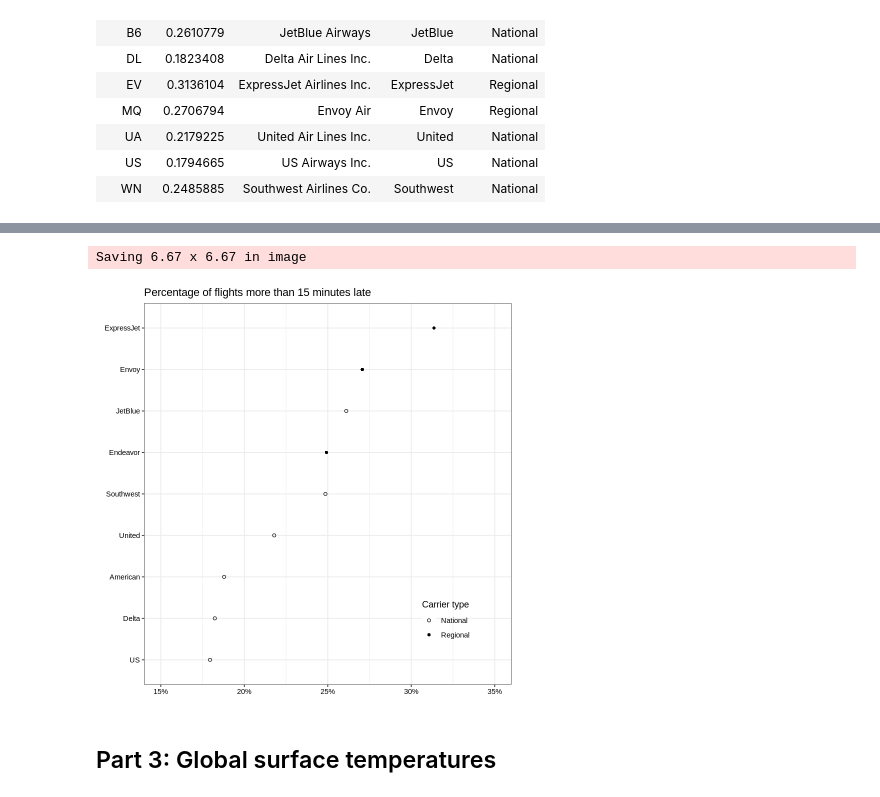
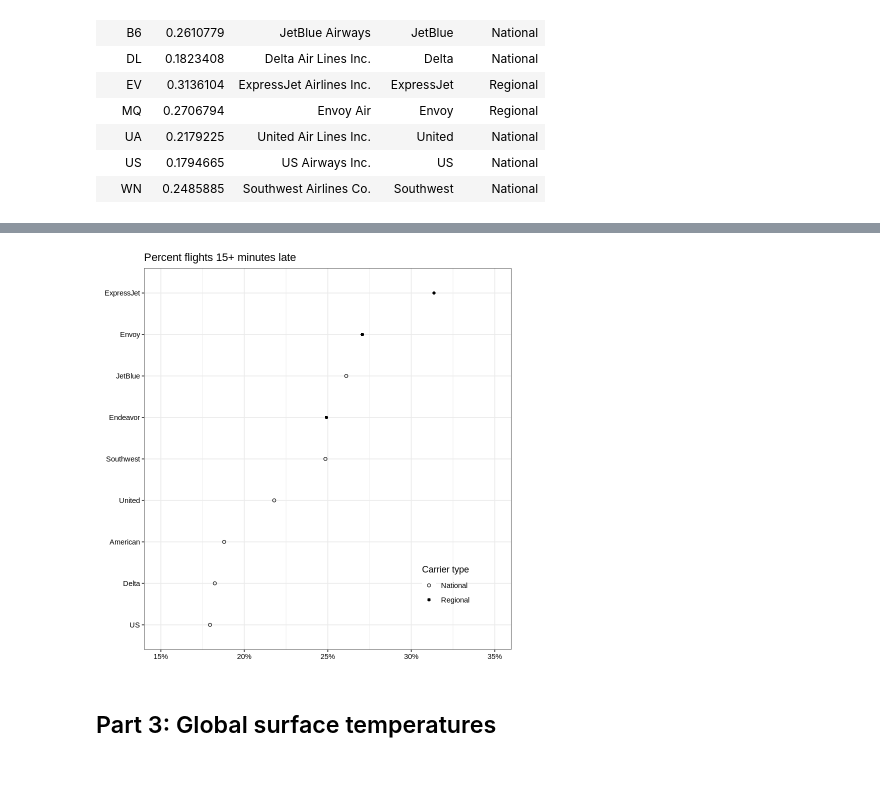
Before and after one commit to 5harad/API201-2022, a Jupyter notebook: lectures/lecture-2-code.ipynb, the cells around one changed output, grey strips where cells are left out. Cells and saved outputs as stored; diff of their text form; code cells hidden in the pictures.

```diff
--- a/lectures/lecture-2-code.ipynb
+++ b/lectures/lecture-2-code.ipynb
@@ -206,19 +202,18 @@ Saving 6.67 x 6.67 in image
 # %%
 gg_delays4 <- ggplot(data=flight_delays, aes(x=p_big_delay, y=fct_reorder(short_name, p_big_delay))) +
     geom_point(aes(shape=carrier_type)) +
     scale_x_continuous(element_blank(), label=percent, limits=c(.15, .35)) +
     scale_y_discrete(element_blank()) +
     scale_shape_manual('Carrier type', values=c(1, 16)) +
     theme(legend.position=c(.9,.1), legend.justification=c(1,0),
         legend.background=element_blank(),
         axis.text.x = element_text(color="black"),
         axis.text.y = element_text(color="black")) +
-    ggtitle('Percentage of flights more than 15 minutes late')
+    ggtitle('Percent flights 15+ minutes late')
 gg_delays4
-ggsave('figs/flights4.png')
+ggsave('figs/flights4.png', width=4, height=4)
 # %% [output]
-Saving 6.67 x 6.67 in image
-[figure, old version]
+[figure, new version]
 # %% [markdown]
 ## Part 3: Global surface temperatures
 # %%
```
Also changed, not shown: parts of 9 cells of this notebook, 9 other files.
